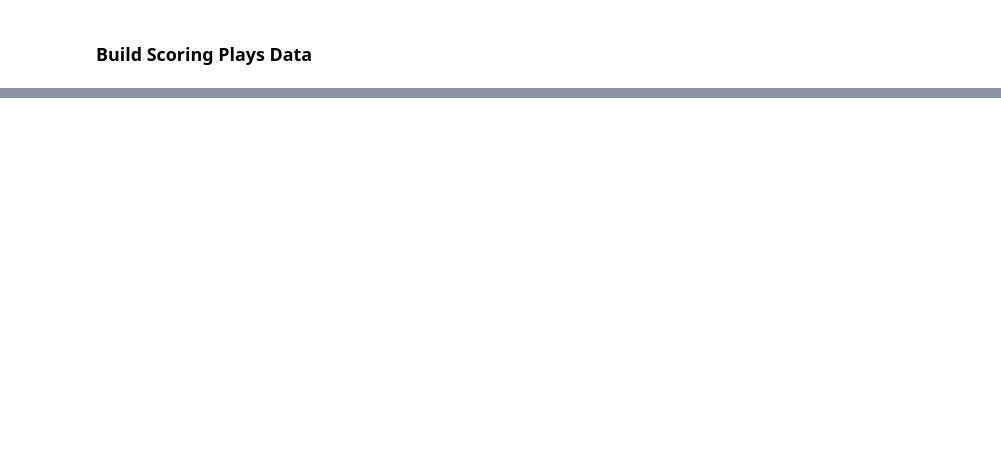
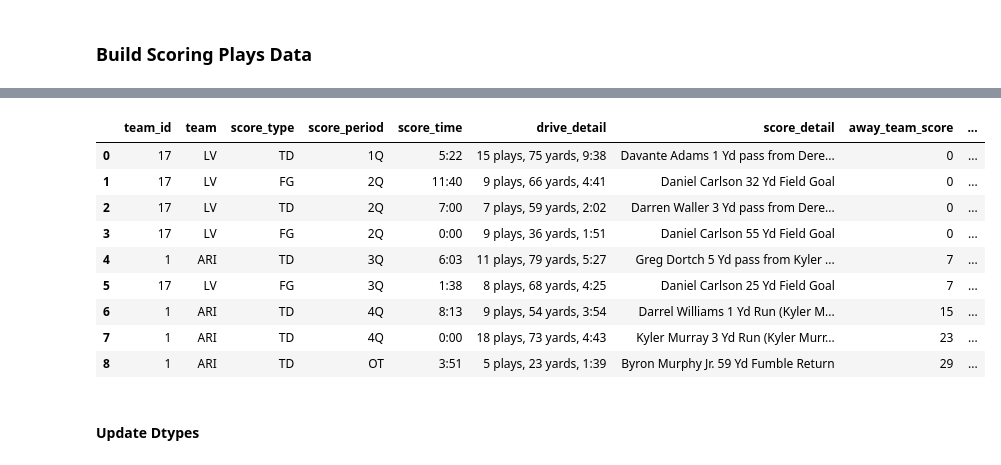
Before and after one commit to BrettlyCD/cardinals_tracker, a Jupyter notebook: notebooks/cards_api.ipynb, the cells around one changed output, grey strips where cells are left out. Cells and saved outputs as stored; diff of their text form; code cells hidden in the pictures; blank space fills up the shorter version.

Commit message:
Create scores df from api data, add quarter elapsed time.

```diff
--- a/notebooks/cards_api.ipynb
+++ b/notebooks/cards_api.ipynb
@@ -124,0 +227,36 @@ summary_df.head()
+# %%
+#loop through scoring plays and convert to dataframe
+scores = [] #setup blank list to store scores
+
+for score in boxscore['scoringPlays']:
+
+    score_detail = {
+        "team_id": score['teamID'],
+        "team": score['teamAbv'],
+        "score_type": score['scoreType'],
+        "score_period": score['scorePeriod'],
+        "score_time": score['scoreTime'],
+        "drive_detail": score['scoreDetails'],
+        "score_detail": score['score'],
+        "away_team_score": score['awayScore'],
+        "home_team_score": score['homeScore']
+    }
+
+    scores.append(score_detail)
+
+scores_df = pd.DataFrame(scores)
+# %%
+scores_df.head(15)
+# %% [output]
+|  | team_id | team | score_type | score_period | score_time | drive_detail | score_detail | away_team_score | ... |
+| 0 | 17 | LV | TD | 1Q | 5:22 | 15 plays, 75 yards, 9:38 | Davante Adams 1 Yd pass from Dere... | 0 | ... |
+| 1 | 17 | LV | FG | 2Q | 11:40 | 9 plays, 66 yards, 4:41 | Daniel Carlson 32 Yd Field Goal | 0 | ... |
+| 2 | 17 | LV | TD | 2Q | 7:00 | 7 plays, 59 yards, 2:02 | Darren Waller 3 Yd pass from Dere... | 0 | ... |
+| 3 | 17 | LV | FG | 2Q | 0:00 | 9 plays, 36 yards, 1:51 | Daniel Carlson 55 Yd Field Goal | 0 | ... |
+| 4 | 1 | ARI | TD | 3Q | 6:03 | 11 plays, 79 yards, 5:27 | Greg Dortch 5 Yd pass from Kyler ... | 7 | ... |
+| 5 | 17 | LV | FG | 3Q | 1:38 | 8 plays, 68 yards, 4:25 | Daniel Carlson 25 Yd Field Goal | 7 | ... |
+| 6 | 1 | ARI | TD | 4Q | 8:13 | 9 plays, 54 yards, 3:54 | Darrel Williams 1 Yd Run (Kyler M... | 15 | ... |
+| 7 | 1 | ARI | TD | 4Q | 0:00 | 18 plays, 73 yards, 4:43 | Kyler Murray 3 Yd Run (Kyler Murr... | 23 | ... |
+| 8 | 1 | ARI | TD | OT | 3:51 | 5 plays, 23 yards, 1:39 | Byron Murphy Jr. 59 Yd Fumble Return | 29 | ... |
+# %% [markdown]
+#### Update Dtypes
```
Also changed, not shown: parts of 17 cells of this notebook.
